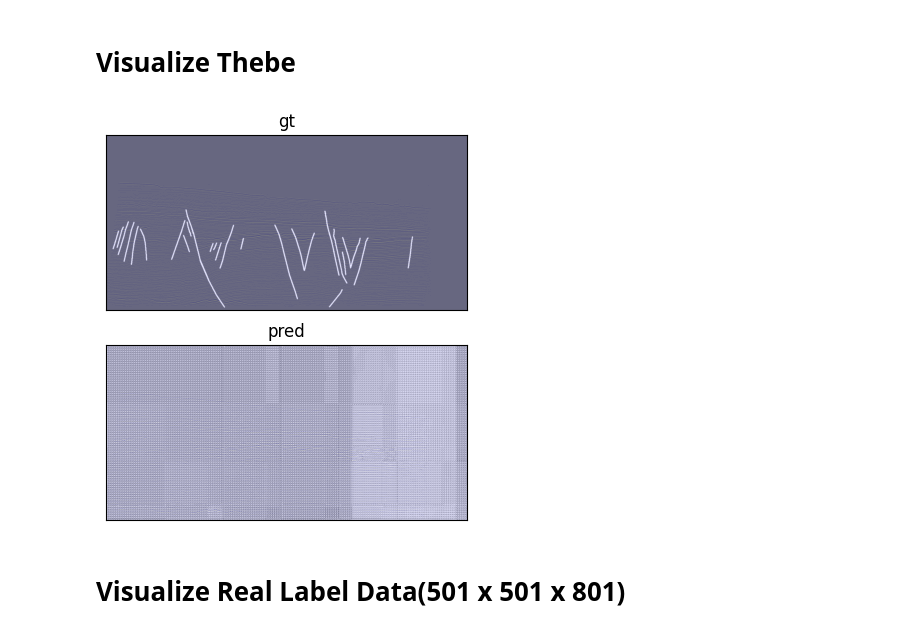
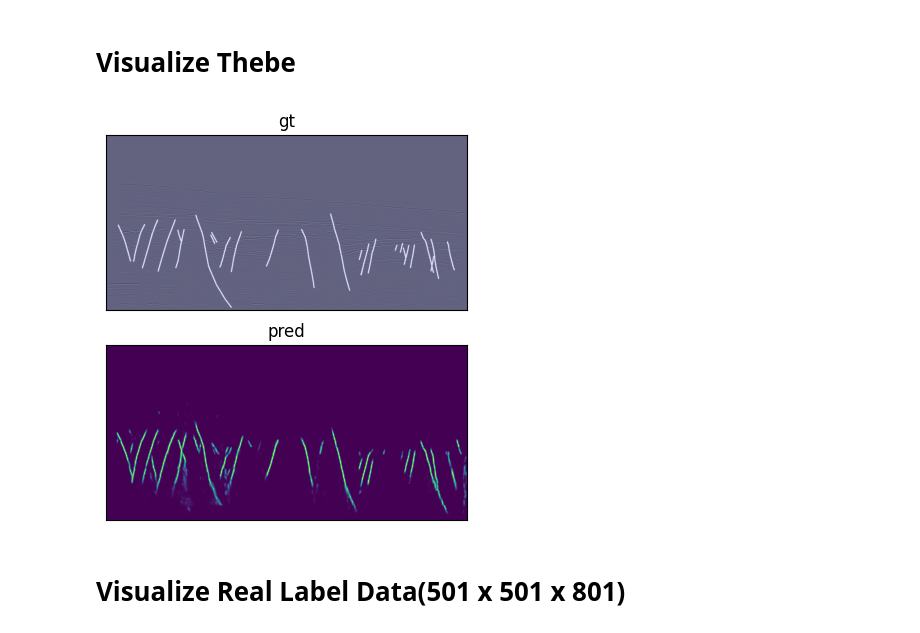
Before and after one commit to zezeze97/Fault_Recong, a Jupyter notebook: visualize.ipynb, the cells around one changed output. Cells and saved outputs as stored; diff of their text form; code cells hidden in the pictures.

```diff
--- a/visualize.ipynb
+++ b/visualize.ipynb
@@ -11,25 +11,26 @@ plt.rcParams["figure.figsize"] = (10, 5)
 # %%
 seis = np.load('./Fault_data/public_data/precessed/test/seis/seistest.npy', mmap_mode='r')
 gt = np.load('./Fault_data/public_data/precessed/test/fault/faulttest.npy', mmap_mode='r')
-pred = np.load('./SAM-Adapter/thebe_pred/score.npy', mmap_mode='r')
+pred = np.load('./MIM-Med3D/output/Fault_Finetuning/swin_unetr_base_simmim500e_p16_public_256_flip_rotate_aug_4x4_rerun/thebe_pred/seistest_score.npy', mmap_mode='r')
 # %%
-th = 0.5
-idx = 0
+th = 0.52
+idx = 300
 plt.subplot(2,1,1)
 fig = plt.imshow(seis[idx, :, :].T, cmap='seismic')
 fig = plt.imshow(gt[idx, :, :].T, cmap='gray', alpha=0.5)
 fig.axes.set_title('gt')
 fig.axes.xaxis.set_visible(False)
 fig.axes.yaxis.set_visible(False)
 plt.subplot(2,1,2)
-fig = plt.imshow(seis[idx, :, :].T, cmap='seismic')
-fig = plt.imshow((pred[idx, :, :] > th).astype(np.uint8).T, cmap='gray', alpha=0.5)
+# fig = plt.imshow(seis[idx, :, :].T, cmap='seismic')
+# fig = plt.imshow((pred[idx, :, :] > th).astype(np.uint8).T, cmap='gray', alpha=0.5)
+fig = plt.imshow(pred[idx, :, :].T)
 fig.axes.set_title('pred')
 fig.axes.xaxis.set_visible(False)
 fig.axes.yaxis.set_visible(False)
 plt.show()
 # %% [output]
-[figure, old version]
+[figure, new version]
 # %% [markdown]
 # Visualize Real Label Data(501 x 501 x 801)
 # %%
```
Also changed, not shown: 2 other files.
